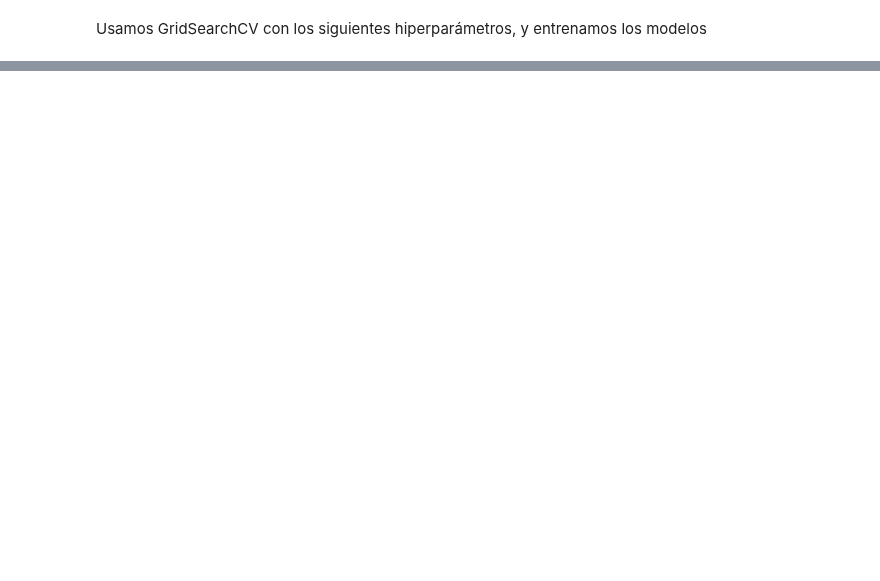
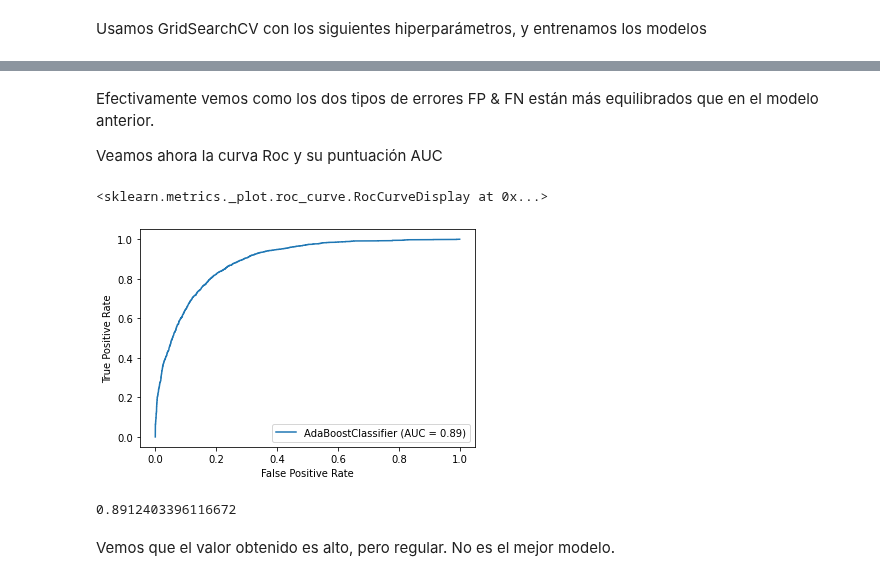
Before and after one commit to ncontinanza/tp-datos-1c2021-de-angelis-riva-continanza, a Jupyter notebook: Parte2/AdaBoost.ipynb, the cells around one changed output, grey strips where cells are left out. Saved outputs shown, nothing was run; the diff lists cells and outputs as text; code cells hidden in the pictures; blank space fills up the shorter version.

```diff
--- a/Parte2/AdaBoost.ipynb
+++ b/Parte2/AdaBoost.ipynb
@@ -256,0 +188,7 @@ Si bien es mejor que la mayoría de las clasificaciones obtenidas usando otros m
+# %%
+model = AdaBoostClassifier(n_estimators=200, algorithm='SAMME.R')
+params = {'learning_rate': np.linspace(1, 2, 5)}
+
+gscv2 = GridSearchCV(model, params, scoring='roc_auc', cv=4, n_jobs=-1, verbose=4)
+# %%
+gscv2.fit(X_train_2, y_train_2)
@@ -256,0 +214,4 @@ Si bien es mejor que la mayoría de las clasificaciones obtenidas usando otros m
+# %%
+abc2 = AdaBoostClassifier(algorithm='SAMME.R', learning_rate=1.00, n_estimators = 1001, random_state = 27)
+# %%
+abc2.fit(X_train_2, y_train_2)
@@ -256,0 +242,15 @@ Si bien es mejor que la mayoría de las clasificaciones obtenidas usando otros m
+# %% [markdown]
+Efectivamente vemos como los dos tipos de errores FP & FN están más equilibrados que en el modelo anterior.
+
+Veamos ahora la curva Roc y su puntuación AUC
+# %%
+plot_roc_curve(abc2, X_test_2, y_test_2)
+# %% [output]
+<sklearn.metrics._plot.roc_curve.RocCurveDisplay at 0x...>
+[figure, added]
+# %%
+roc_auc_score(y_test_2, abc2.predict_proba(X_test_2)[:,1])
+# %% [output]
+0.8912403396116672
+# %% [markdown]
+Vemos que el valor obtenido es alto, pero regular. No es el mejor modelo.
```
Also changed, not shown: parts of 105 cells of this notebook, 1 other file.
